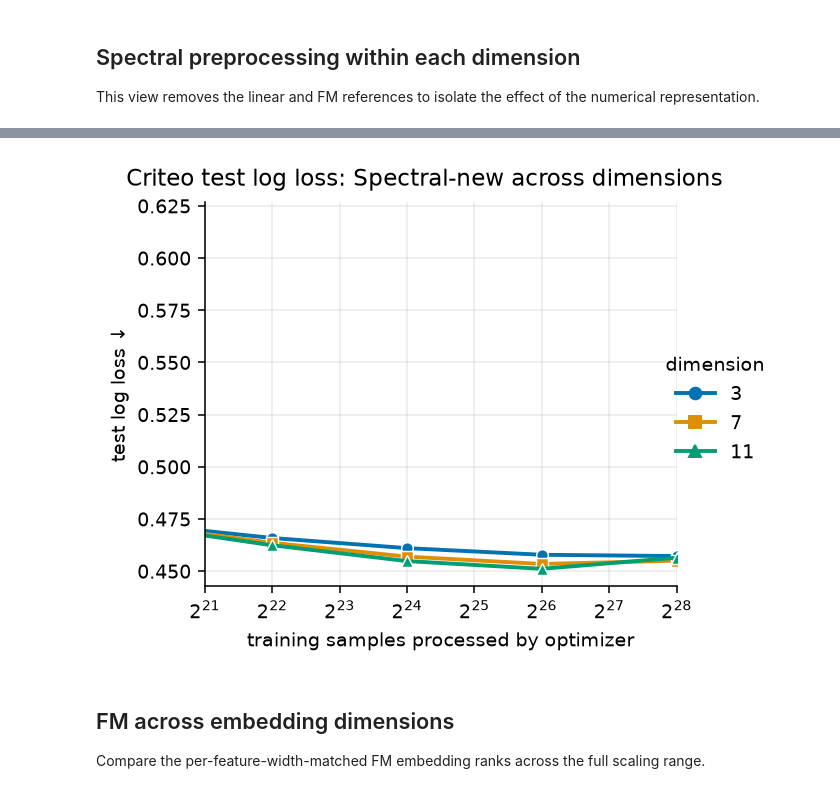
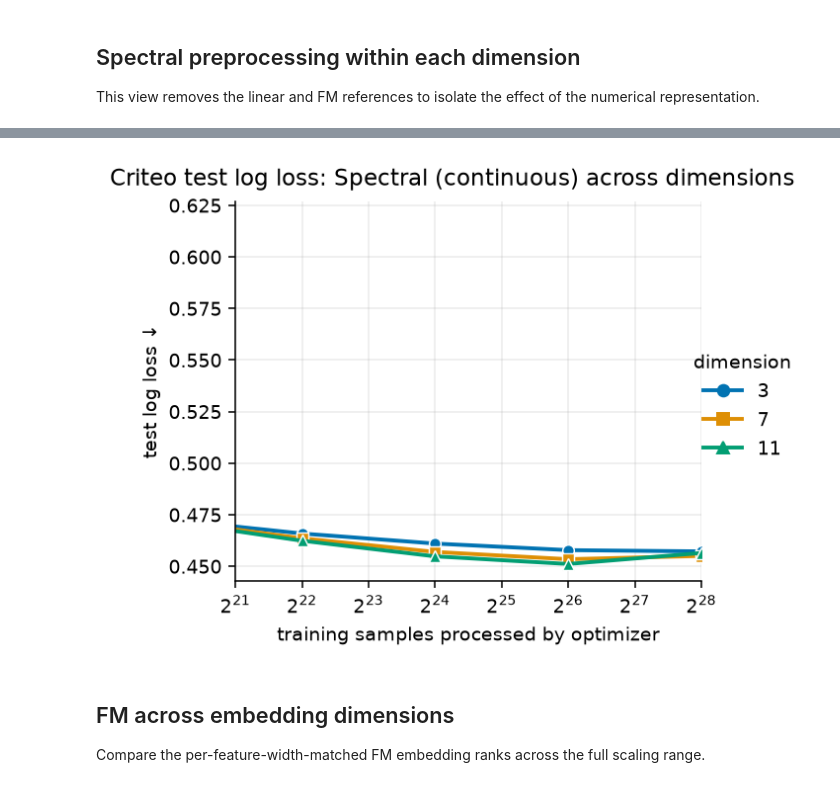
Before and after one commit to alexshtf/spectral_neuron_paper, a Jupyter notebook: notebooks/criteo_scaling.ipynb, the cells around one changed output, grey strips where cells are left out. Saved outputs shown, nothing was run; the diff lists cells and outputs as text; code cells hidden in the pictures.

```diff
--- a/notebooks/criteo_scaling.ipynb
+++ b/notebooks/criteo_scaling.ipynb
@@ -110,12 +110,12 @@ plot_criteo_spectral_dimensions(
 # %%
 plot_criteo_spectral_dimensions(
     selected,
-    "spectral-new",
+    "spectral-continuous",
     metric=metric,
     xlim=(2**21, 2**28),
 );
 # %% [output]
-[figure, old version]
+[figure, new version]
 # %% [markdown]
 ## FM across embedding dimensions
 
```
Also changed, not shown: parts of 11 cells of this notebook, 7 other files.
